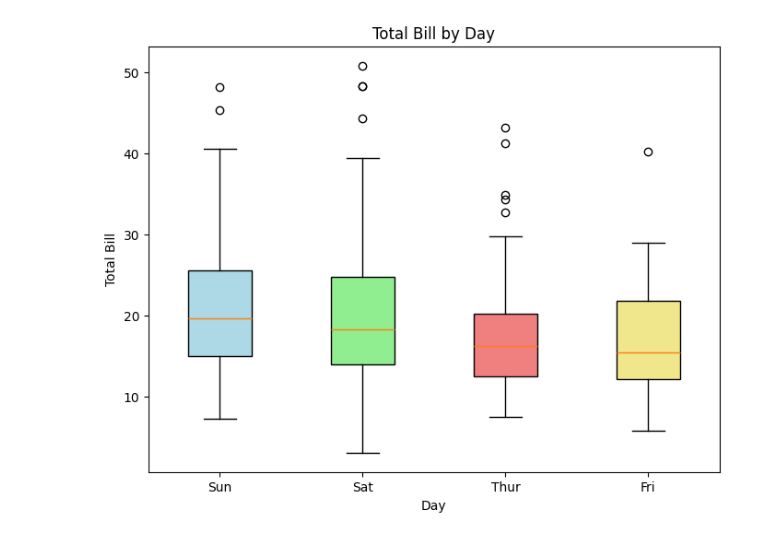
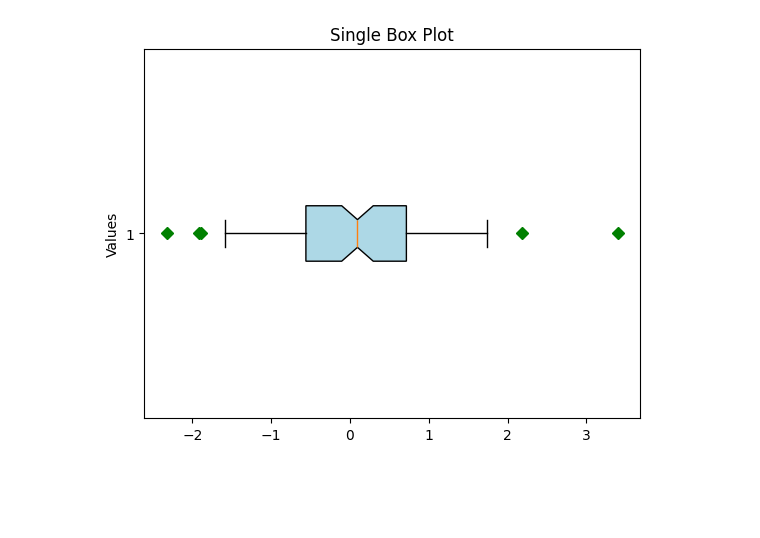
Before and after one commit to khalidkhankakar/Data-Visualization, a Jupyter notebook: class/12.ipynb, the cells around one changed output. Cells and saved outputs as stored; diff of their text form; code cells hidden in the pictures; blank space fills up the shorter version.

```diff
--- a/class/12.ipynb
+++ b/class/12.ipynb
@@ -1,26 +6,16 @@
 # %%
-import seaborn as sns
-import pandas as pd
-import matplotlib.pyplot as plt
+# No need to redefine 'data' since it already exists
 
-# Load a simple real-world dataset (tips)
-tips = sns.load_dataset('tips')
+data = np.random.randn(100)
+# Create single box plot with color
+box = plt.boxplot(data, sym='gD', orientation='horizontal', notch=True, whis=1, patch_artist=True,
+                  boxprops=dict(facecolor='lightblue'))
 
-# Draw boxplots for total_bill by day with different colors
-plt.figure(figsize=(8, 6))
-box = plt.boxplot(
-    [tips[tips['day'] == d]['total_bill'] for d in tips['day'].unique()],
-    patch_artist=True,
-    labels=tips['day'].unique()
-)
 
-colors = ['lightblue', 'lightgreen', 'lightcoral', 'khaki']
-for patch, color in zip(box['boxes'], colors):
-    patch.set_facecolor(color)
+# Customize the plot
+plt.title('Single Box Plot')
+plt.ylabel('Values')
 
-plt.title('Total Bill by Day')
-plt.xlabel('Day')
-plt.ylabel('Total Bill')
 plt.show()
 # %% [output]
-[figure, old version]
+[figure, new version]
```
Also changed, not shown: parts of 5 cells of this notebook.
